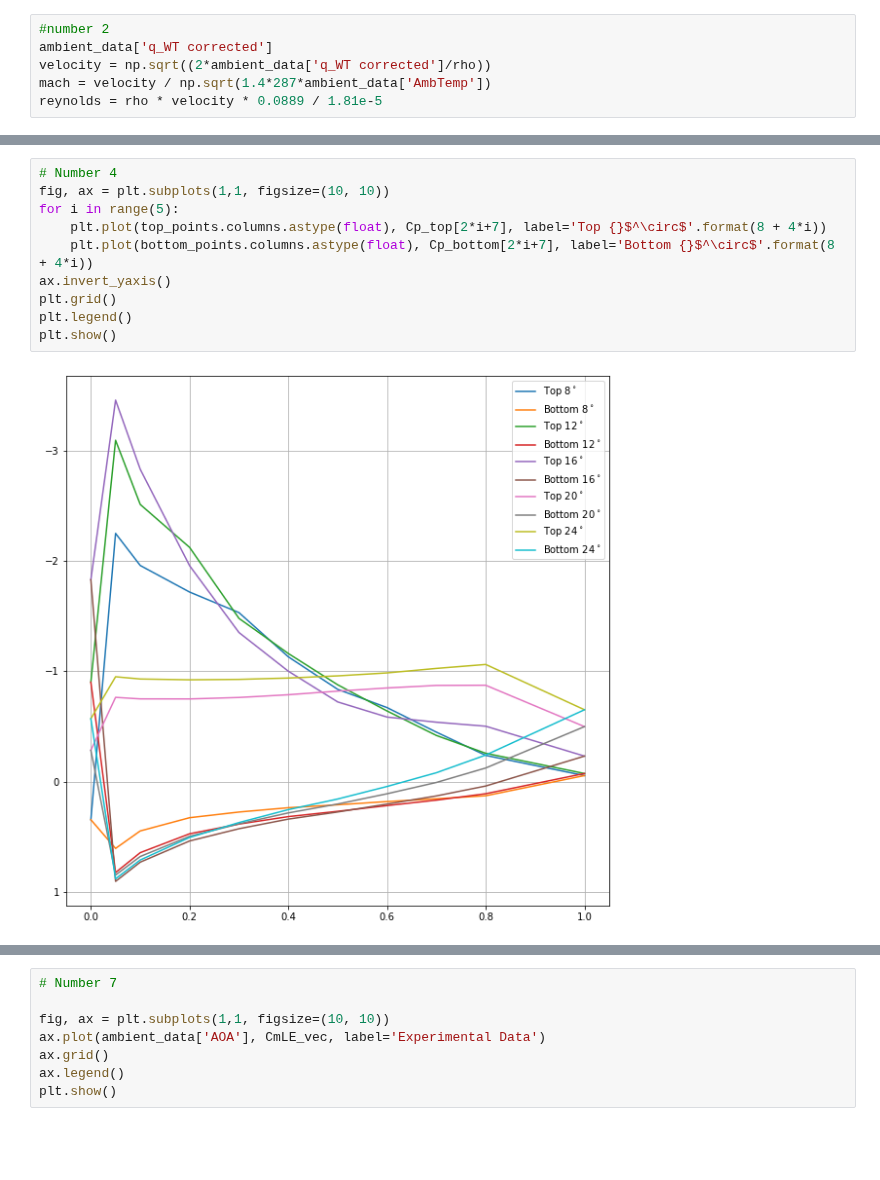
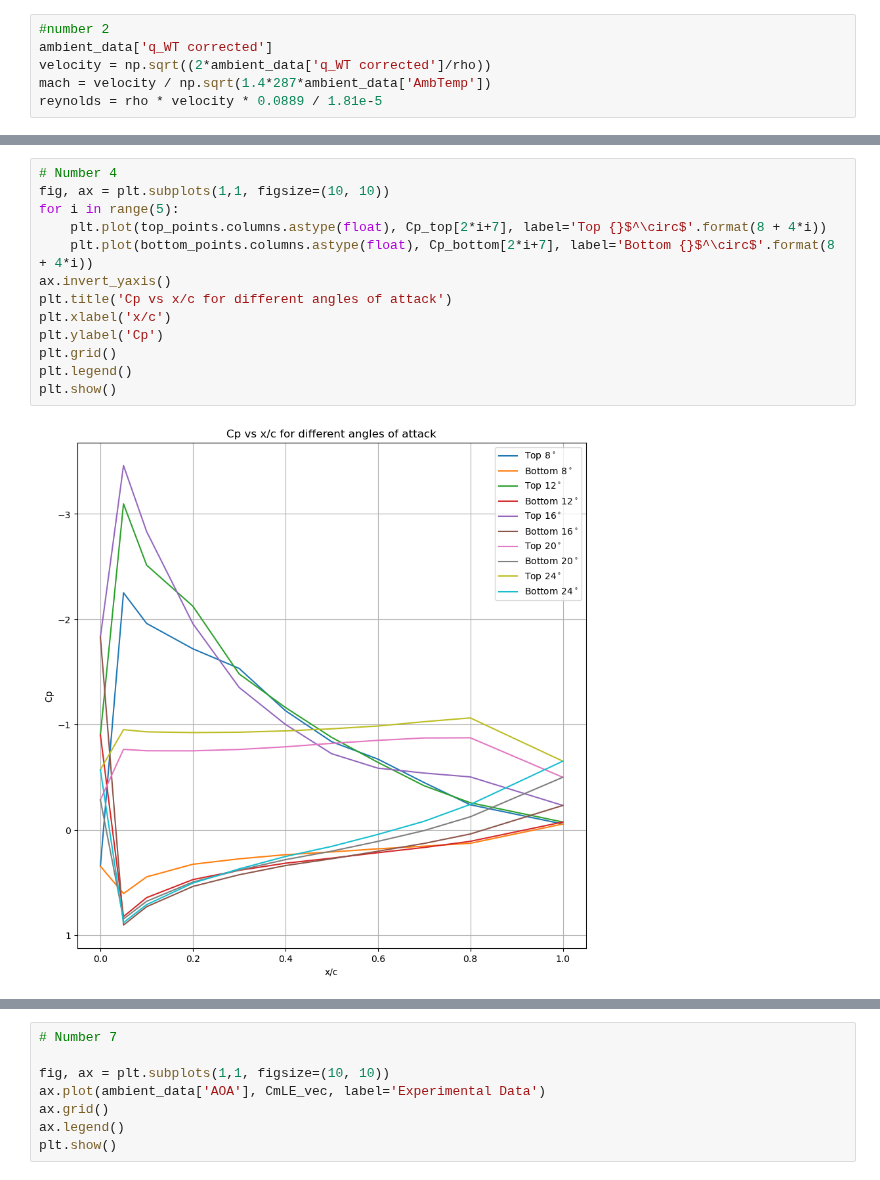
Before and after one commit to EvanY14/AE460-Fa23, a Jupyter notebook: Lab_2/dat_anal.ipynb, the cells around one changed output, grey strips where cells are left out. Saved outputs shown, nothing was run; the diff lists cells and outputs as text; blank space fills up the shorter version.

```diff
--- a/Lab_2/dat_anal.ipynb
+++ b/Lab_2/dat_anal.ipynb
@@ -100,15 +103,18 @@ plt.show()
 # %%
 # Number 4
 fig, ax = plt.subplots(1,1, figsize=(10, 10))
 for i in range(5):
     plt.plot(top_points.columns.astype(float), Cp_top[2*i+7], label='Top {}$^\circ$'.format(8 + 4*i))
     plt.plot(bottom_points.columns.astype(float), Cp_bottom[2*i+7], label='Bottom {}$^\circ$'.format(8 + 4*i))
 ax.invert_yaxis()
+plt.title('Cp vs x/c for different angles of attack')
+plt.xlabel('x/c')
+plt.ylabel('Cp')
 plt.grid()
 plt.legend()
 plt.show()
 # %% [output]
-[figure, old version]
+[figure, new version]
 # %%
 # Number 6
 clark_y_data = pd.read_csv('xf-clarky-il-100000.csv')
```
Also changed, not shown: parts of 4 cells of this notebook.
